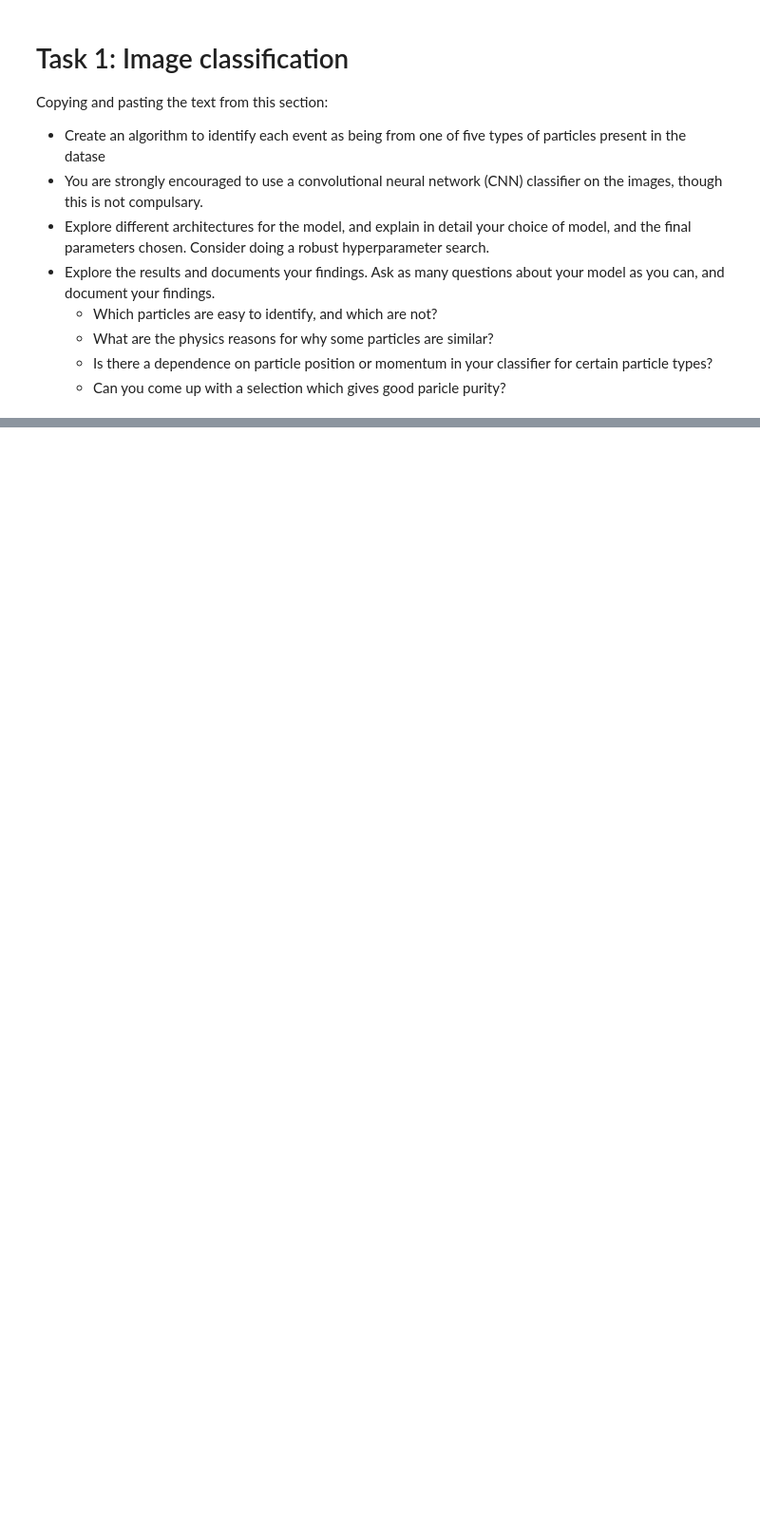
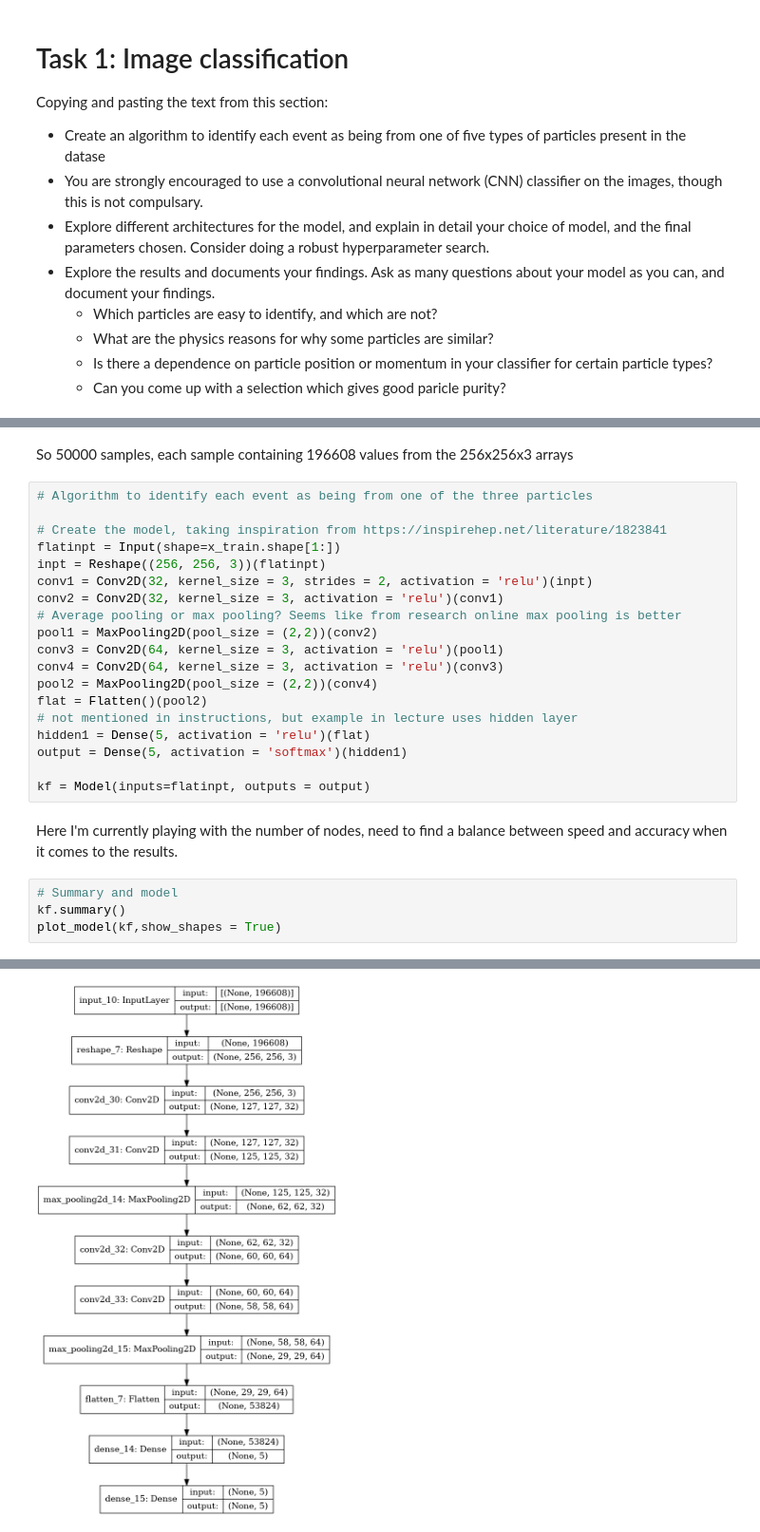
Before and after one commit to CasperMcTavish/DAML, a Jupyter notebook: Project1_ML.ipynb, the cells around one changed output, grey strips where cells are left out. Shown: that part at 95% size. Cells and saved outputs as stored; diff of their text form; blank space fills up the shorter version.

```diff
--- a/Project1_ML.ipynb
+++ b/Project1_ML.ipynb
@@ -616,0 +623,28 @@ Copying and pasting the text from this section:
+# %% [markdown]
+So 50000 samples, each sample containing 196608 values from the 256x256x3 arrays
+# %%
+# Algorithm to identify each event as being from one of the three particles
+
+# Create the model, taking inspiration from https://inspirehep.net/literature/1823841
+flatinpt = Input(shape=x_train.shape[1:])
+inpt = Reshape((256, 256, 3))(flatinpt)
+conv1 = Conv2D(32, kernel_size = 3, strides = 2, activation = 'relu')(inpt)
+conv2 = Conv2D(32, kernel_size = 3, activation = 'relu')(conv1)
+# Average pooling or max pooling? Seems like from research online max pooling is better
+pool1 = MaxPooling2D(pool_size = (2,2))(conv2)
+conv3 = Conv2D(64, kernel_size = 3, activation = 'relu')(pool1)
+conv4 = Conv2D(64, kernel_size = 3, activation = 'relu')(conv3)
+pool2 = MaxPooling2D(pool_size = (2,2))(conv4)
+flat = Flatten()(pool2)
+# not mentioned in instructions, but example in lecture uses hidden layer
+hidden1 = Dense(5, activation = 'relu')(flat)
+output = Dense(5, activation = 'softmax')(hidden1)
+
+kf = Model(inputs=flatinpt, outputs = output)
+# %% [markdown]
+Here I'm currently playing with the number of nodes, need to find a balance between speed and accuracy when it comes to the results.
+# %%
+# Summary and model
+kf.summary()
+plot_model(kf,show_shapes = True)
+# %% [output]
@@ -616,0 +668 @@ Copying and pasting the text from this section:
+[figure, added]
```
Also changed, not shown: parts of 5 cells of this notebook.
